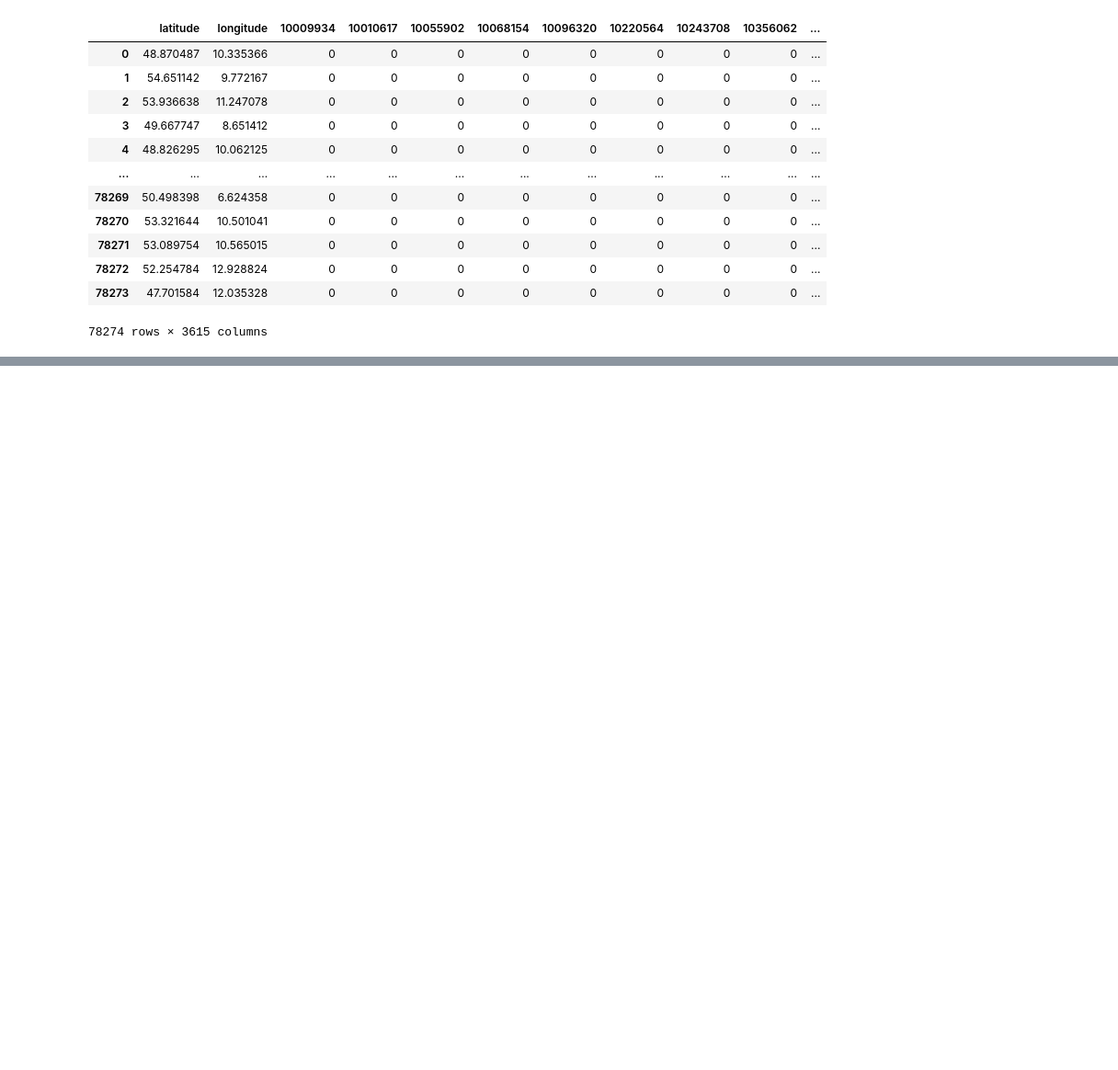
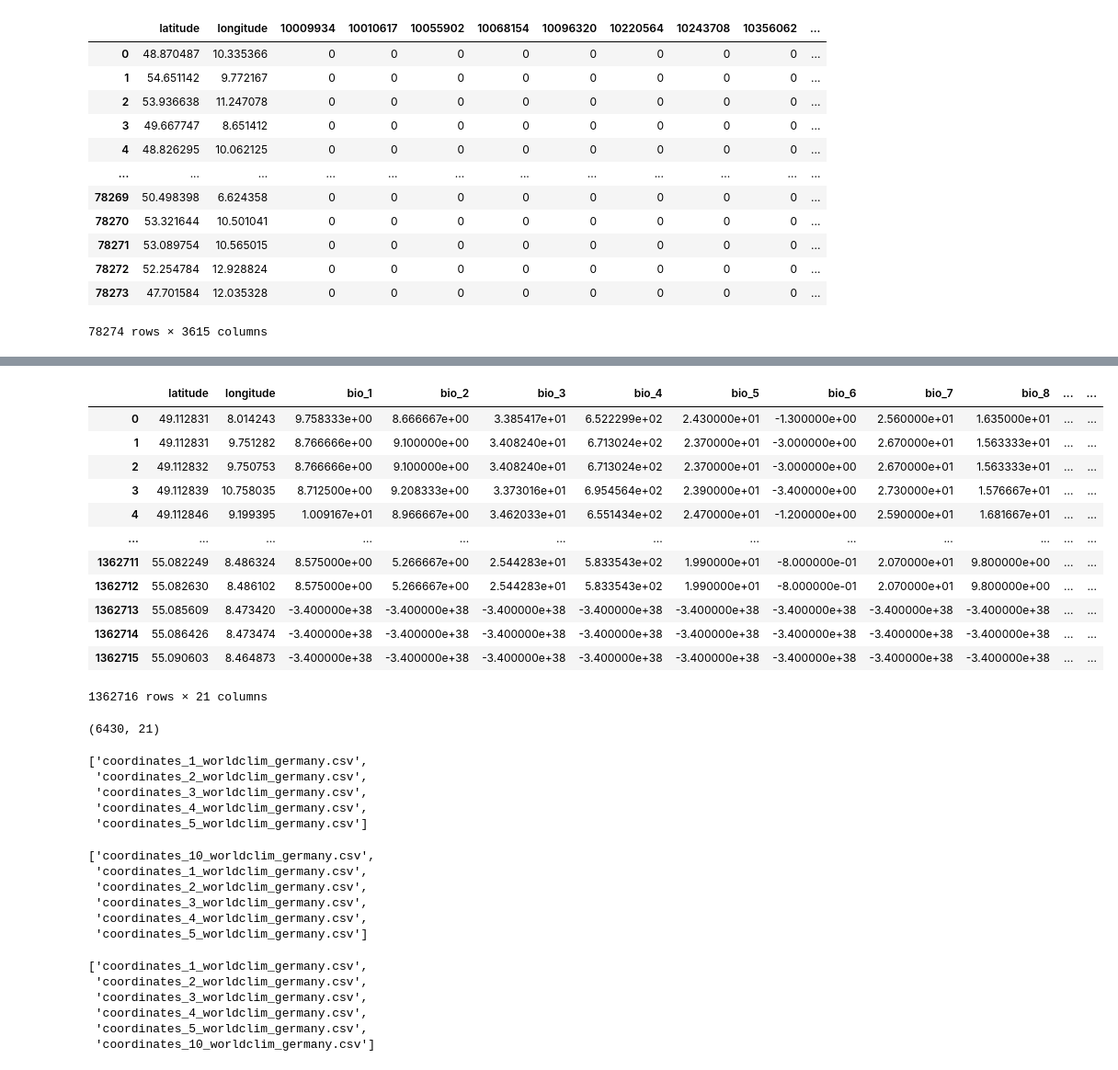
Before and after one commit to TmtStss/biodiversipy, a Jupyter notebook: notebooks/test_model_MVK.ipynb, the cells around one changed output, grey strips where cells are left out. Shown at 92% size. Saved outputs shown, nothing was run; the diff lists cells and outputs as text; code cells hidden in the pictures; blank space fills up the shorter version.

```diff
--- a/notebooks/test_model_MVK.ipynb
+++ b/notebooks/test_model_MVK.ipynb
@@ -186,0 +569,33 @@ y
+# %%
+out_path = path.join('../raw_data', 'output', 'occurrences', 'coordinates', 'coordinates_worldclim_germany.csv')
+tmp = pd.read_csv(out_path)
+tmp
+# %% [output]
+|  | latitude | longitude | bio_1 | bio_2 | bio_3 | bio_4 | bio_5 | bio_6 | bio_7 | bio_8 | ... | ... |
+| 0 | 49.112831 | 8.014243 | 9.758333e+00 | 8.666667e+00 | 3.385417e+01 | 6.522299e+02 | 2.430000e+01 | -1.300000e+00 | 2.560000e+01 | 1.635000e+01 | ... | ... |
+| 1 | 49.112831 | 9.751282 | 8.766666e+00 | 9.100000e+00 | 3.408240e+01 | 6.713024e+02 | 2.370000e+01 | -3.000000e+00 | 2.670000e+01 | 1.563333e+01 | ... | ... |
+| 2 | 49.112832 | 9.750753 | 8.766666e+00 | 9.100000e+00 | 3.408240e+01 | 6.713024e+02 | 2.370000e+01 | -3.000000e+00 | 2.670000e+01 | 1.563333e+01 | ... | ... |
+| 3 | 49.112839 | 10.758035 | 8.712500e+00 | 9.208333e+00 | 3.373016e+01 | 6.954564e+02 | 2.390000e+01 | -3.400000e+00 | 2.730000e+01 | 1.576667e+01 | ... | ... |
+| 4 | 49.112846 | 9.199395 | 1.009167e+01 | 8.966667e+00 | 3.462033e+01 | 6.551434e+02 | 2.470000e+01 | -1.200000e+00 | 2.590000e+01 | 1.681667e+01 | ... | ... |
+| ... | ... | ... | ... | ... | ... | ... | ... | ... | ... | ... | ... | ... |
+| 1362711 | 55.082249 | 8.486324 | 8.575000e+00 | 5.266667e+00 | 2.544283e+01 | 5.833543e+02 | 1.990000e+01 | -8.000000e-01 | 2.070000e+01 | 9.800000e+00 | ... | ... |
+| 1362712 | 55.082630 | 8.486102 | 8.575000e+00 | 5.266667e+00 | 2.544283e+01 | 5.833543e+02 | 1.990000e+01 | -8.000000e-01 | 2.070000e+01 | 9.800000e+00 | ... | ... |
+| 1362713 | 55.085609 | 8.473420 | -3.400000e+38 | -3.400000e+38 | -3.400000e+38 | -3.400000e+38 | -3.400000e+38 | -3.400000e+38 | -3.400000e+38 | -3.400000e+38 | ... | ... |
+| 1362714 | 55.086426 | 8.473474 | -3.400000e+38 | -3.400000e+38 | -3.400000e+38 | -3.400000e+38 | -3.400000e+38 | -3.400000e+38 | -3.400000e+38 | -3.400000e+38 | ... | ... |
+| 1362715 | 55.090603 | 8.464873 | -3.400000e+38 | -3.400000e+38 | -3.400000e+38 | -3.400000e+38 | -3.400000e+38 | -3.400000e+38 | -3.400000e+38 | -3.400000e+38 | ... | ... |
+1362716 rows × 21 columns
+# %%
+tmp[tmp['bio_1'] == -3.400000e+38].shape
+# %% [output]
+(6430, 21)
+# %%
+out_path = path.join('../raw_data', 'gbif', 'occurrences', 'coordinates', 'splits')
+files = [file for file in listdir(out_path) if f"_worldclim_" in file]
+files.sort(key=lambda f: int(''.join(filter(str.isdigit, f))))
+files
+# %% [output]
+['coordinates_1_worldclim_germany.csv',
+ 'coordinates_2_worldclim_germany.csv',
+ 'coordinates_3_worldclim_germany.csv',
+ 'coordinates_4_worldclim_germany.csv',
+ 'coordinates_5_worldclim_germany.csv']
@@ -186,0 +604,19 @@ y
+# %%
+sorted(files)
+# %% [output]
+['coordinates_10_worldclim_germany.csv',
+ 'coordinates_1_worldclim_germany.csv',
+ 'coordinates_2_worldclim_germany.csv',
+ 'coordinates_3_worldclim_germany.csv',
+ 'coordinates_4_worldclim_germany.csv',
+ 'coordinates_5_worldclim_germany.csv']
+# %%
+files.sort(key=lambda f: int(''.join(filter(str.isdigit, f))))
+files
+# %% [output]
+['coordinates_1_worldclim_germany.csv',
+ 'coordinates_2_worldclim_germany.csv',
+ 'coordinates_3_worldclim_germany.csv',
+ 'coordinates_4_worldclim_germany.csv',
+ 'coordinates_5_worldclim_germany.csv',
+ 'coordinates_10_worldclim_germany.csv']
```
Also changed, not shown: parts of 73 cells of this notebook, 3 other files.
